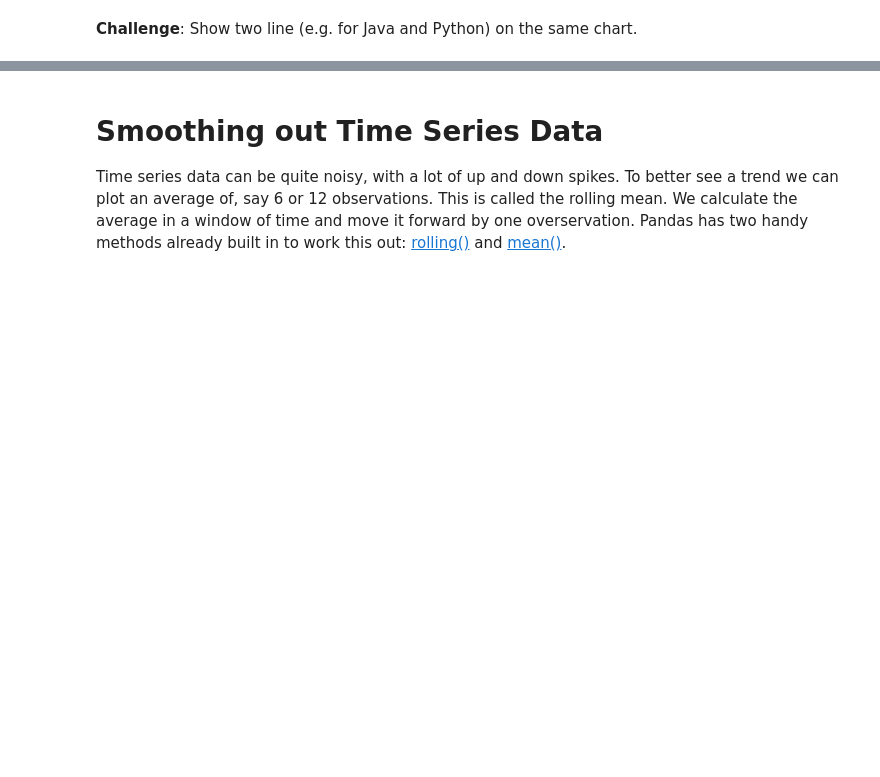
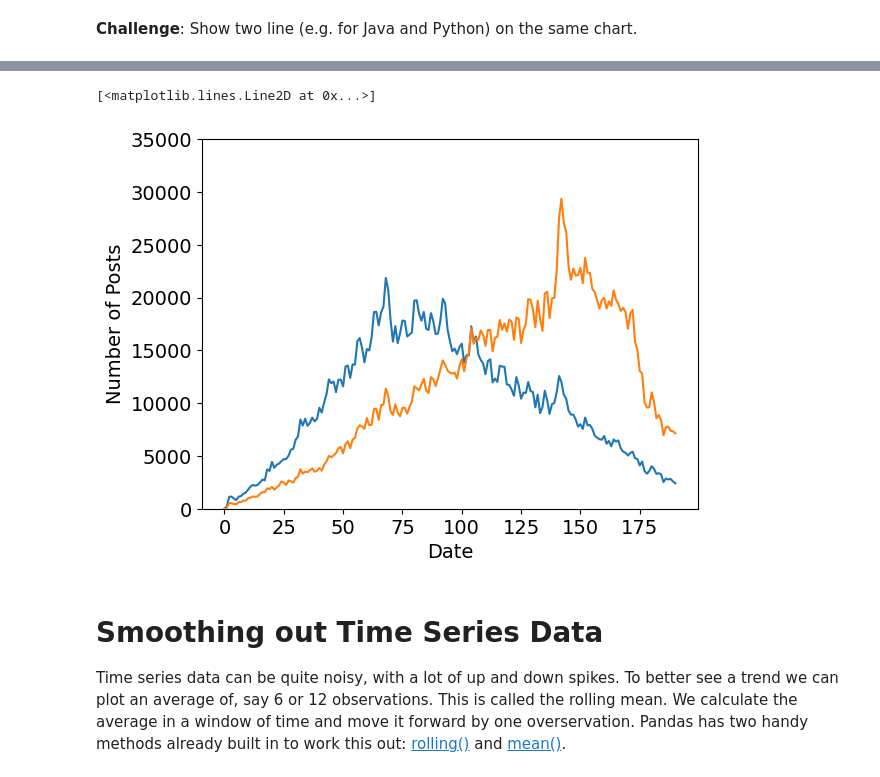
Before and after one commit to J-Bills/day_73, a Jupyter notebook: Programming_Languages_(start).ipynb, the cells around one changed output, grey strips where cells are left out. Cells and saved outputs as stored; diff of their text form; code cells hidden in the pictures; blank space fills up the shorter version.

```diff
--- a/Programming_Languages_(start).ipynb
+++ b/Programming_Languages_(start).ipynb
@@ -205,2 +271,13 @@ DATE
 # %% [markdown]
 **Challenge**: Show two line (e.g. for Java and Python) on the same chart.
+# %%
+java_python_df = pd.concat([reshaped_df.java,reshaped_df.python], axis=1).reset_index()
+print(java_python_df)
+plt.xticks(fontsize=14)
+plt.yticks(fontsize=14)
+plt.xlabel('Date', fontsize=14)
+plt.ylabel('Number of Posts', fontsize=14)
+plt.ylim(0, 35000)
+plt.plot(java_python_df.index, reshaped_df.java)
+plt.plot(java_python_df.index, reshaped_df.python)
+# %% [output]
@@ -207,3 +298,5 @@ DATE
+[<matplotlib.lines.Line2D at 0x...>]
+[figure, added]
 # %% [markdown]
 # Smoothing out Time Series Data
 
```
Also changed, not shown: parts of 12 cells of this notebook.
